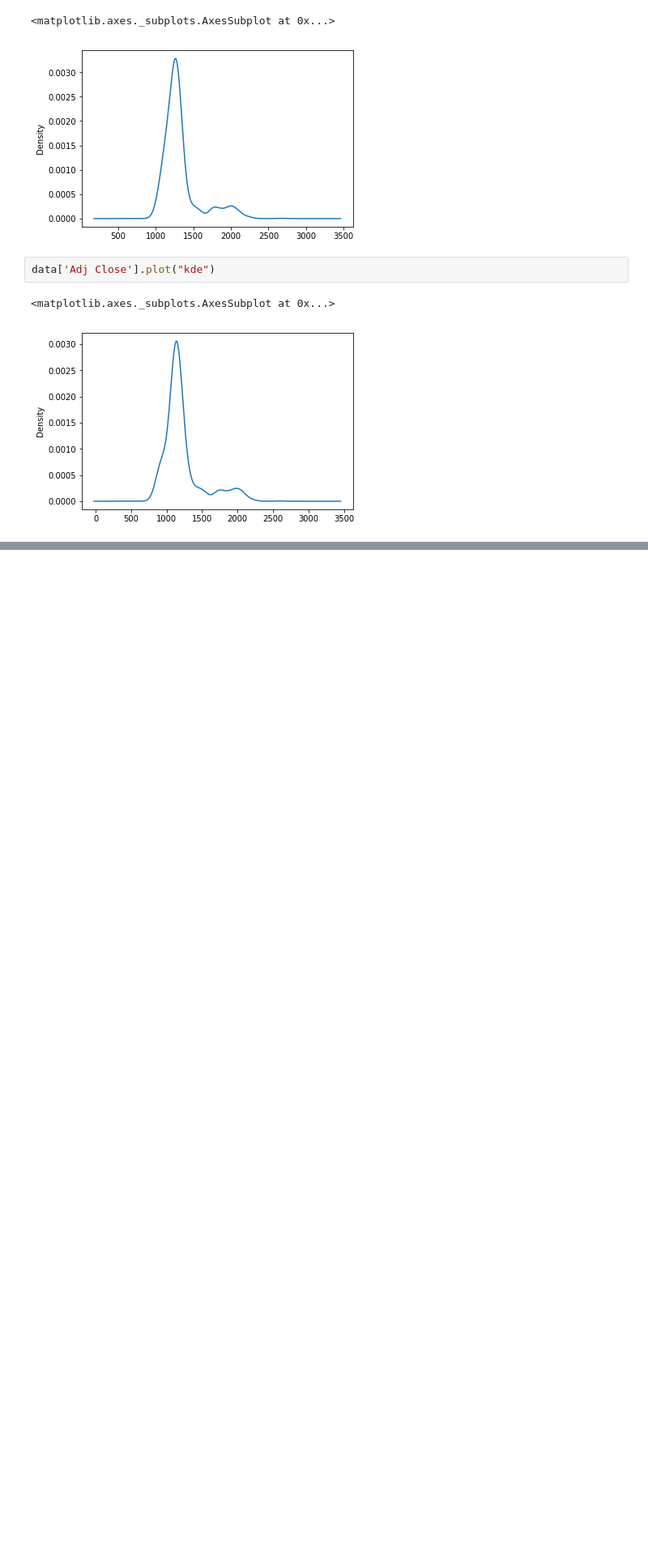
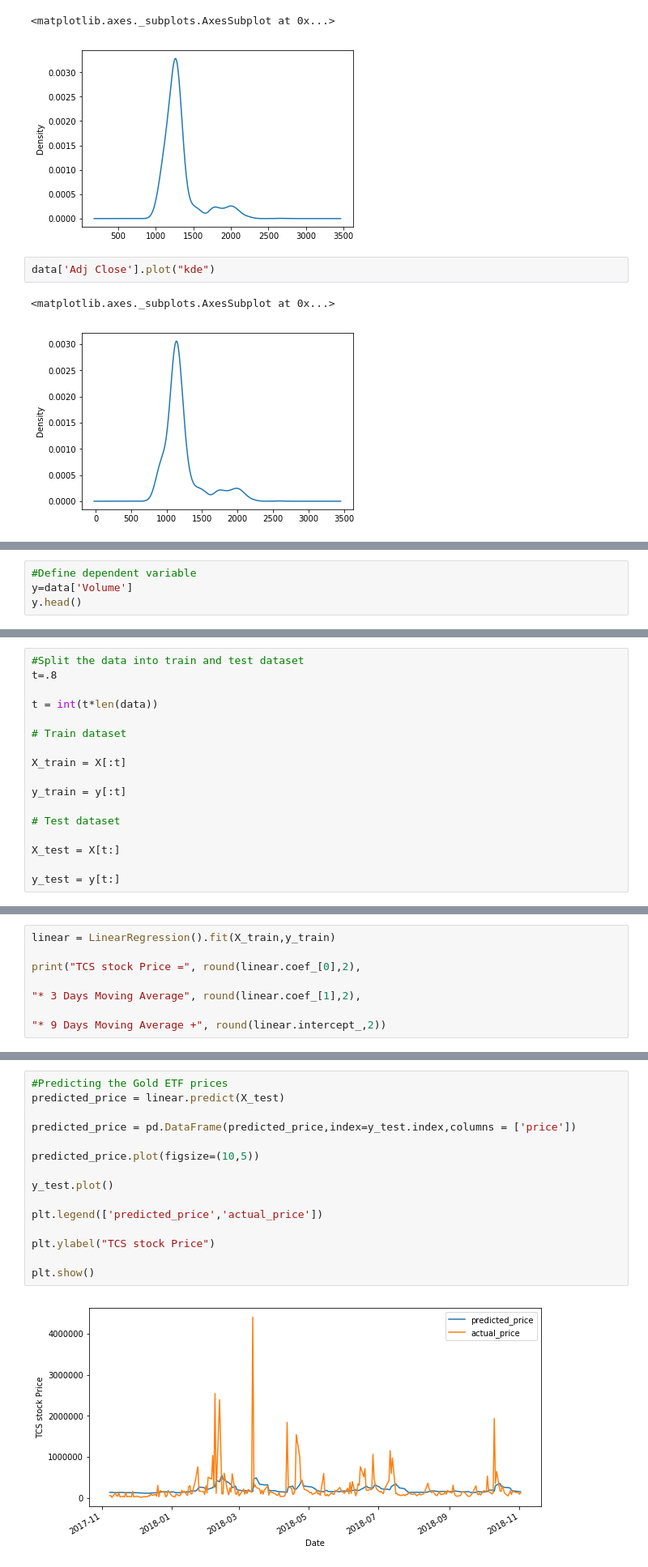
Before and after one commit to pragatikumar/Stock-Price-Forecasting, a Jupyter notebook: Stock Price Prediction.ipynb, the cells around one changed output, grey strips where cells are left out. Shown: that part at 81% size. Saved outputs shown, nothing was run; the diff lists cells and outputs as text; blank space fills up the shorter version.

```diff
--- a/Stock Price Prediction.ipynb
+++ b/Stock Price Prediction.ipynb
@@ -133,0 +160,4 @@ plt.plot(glow.rolling(window=2).std())
+# %%
+#Define dependent variable
+y=data['Volume']
+y.head()
@@ -133,0 +172,17 @@ plt.plot(glow.rolling(window=2).std())
+# %%
+#Split the data into train and test dataset
+t=.8
+
+t = int(t*len(data))
+
+# Train dataset
+
+X_train = X[:t]
+
+y_train = y[:t]
+
+# Test dataset
+
+X_test = X[t:]
+
+y_test = y[t:]
@@ -133,0 +198,8 @@ plt.plot(glow.rolling(window=2).std())
+# %%
+linear = LinearRegression().fit(X_train,y_train)
+
+print("TCS stock Price =", round(linear.coef_[0],2),
+
+"* 3 Days Moving Average", round(linear.coef_[1],2),
+
+"* 9 Days Moving Average +", round(linear.intercept_,2))
@@ -133,0 +208,17 @@ plt.plot(glow.rolling(window=2).std())
+# %%
+#Predicting the Gold ETF prices
+predicted_price = linear.predict(X_test)
+
+predicted_price = pd.DataFrame(predicted_price,index=y_test.index,columns = ['price'])
+
+predicted_price.plot(figsize=(10,5))
+
+y_test.plot()
+
+plt.legend(['predicted_price','actual_price'])
+
+plt.ylabel("TCS stock Price")
+
+plt.show()
+# %% [output]
+[figure, added]
```
Also changed, not shown: parts of 13 cells of this notebook.
